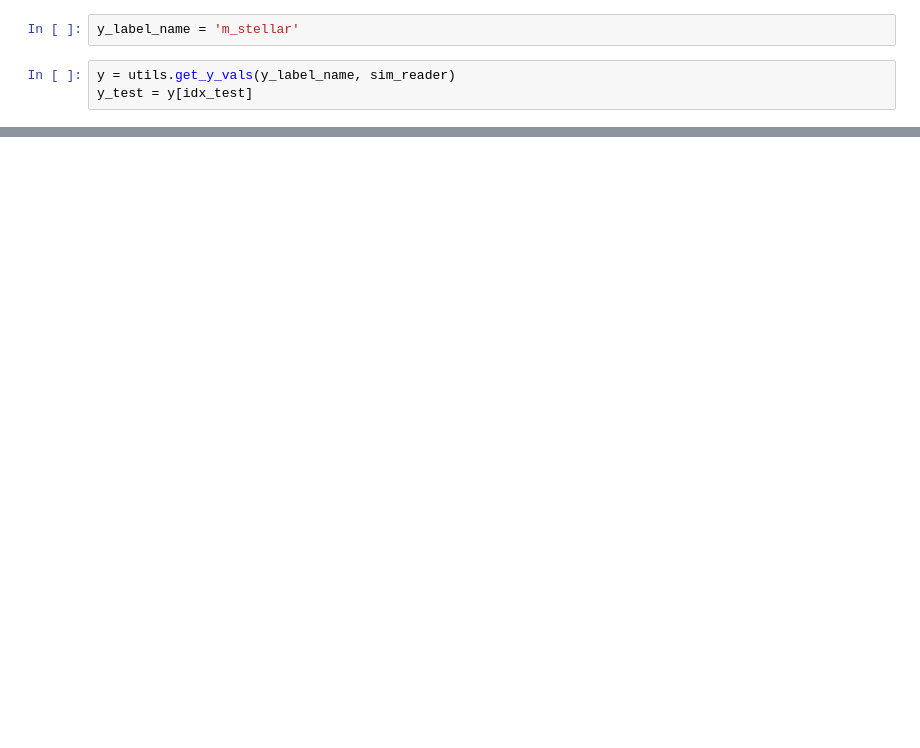
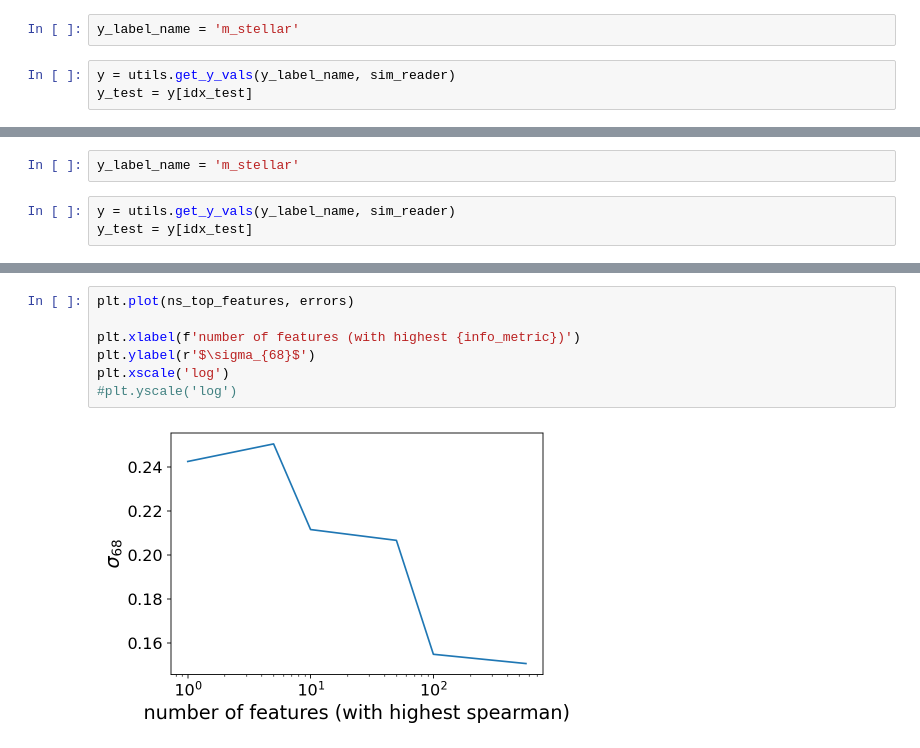
Before and after one commit to kstoreyf/equivariant-cosmology, a Jupyter notebook: notebooks/2022-12-22_training_set_size_dependence.ipynb, the cells around one changed output, grey strips where cells are left out. Cells and saved outputs as stored; diff of their text form; blank space fills up the shorter version.

Commit message:
checking dep on training set size and number of features

```diff
--- a/notebooks/2022-12-22_training_set_size_dependence.ipynb
+++ b/notebooks/2022-12-22_training_set_size_dependence.ipynb
@@ -254,0 +261,5 @@ plt.xscale('log')
+# %%
+y_label_name = 'm_stellar'
+# %%
+y = utils.get_y_vals(y_label_name, sim_reader)
+y_test = y[idx_test]
@@ -254,0 +351,9 @@ plt.xscale('log')
+# %%
+plt.plot(ns_top_features, errors)
+
+plt.xlabel(f'number of features (with highest {info_metric})')
+plt.ylabel(r'$\sigma_{68}$')
+plt.xscale('log')
+#plt.yscale('log')
+# %% [output]
+[figure, added]
```
Also changed, not shown: parts of 16 cells of this notebook, 4 other files.
